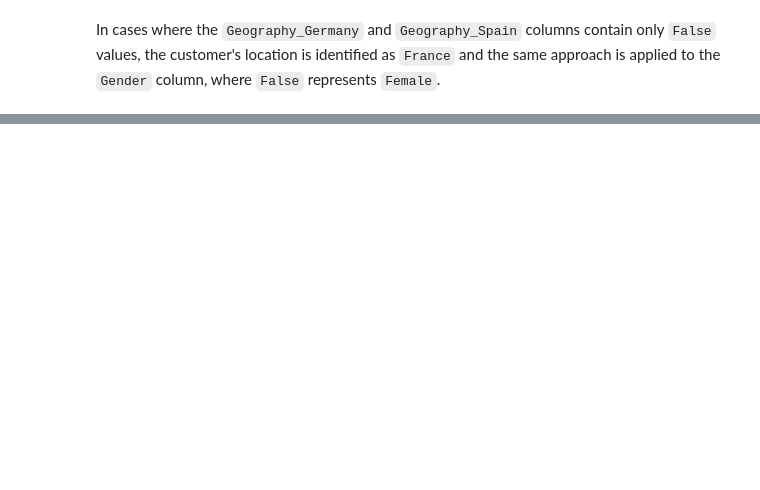
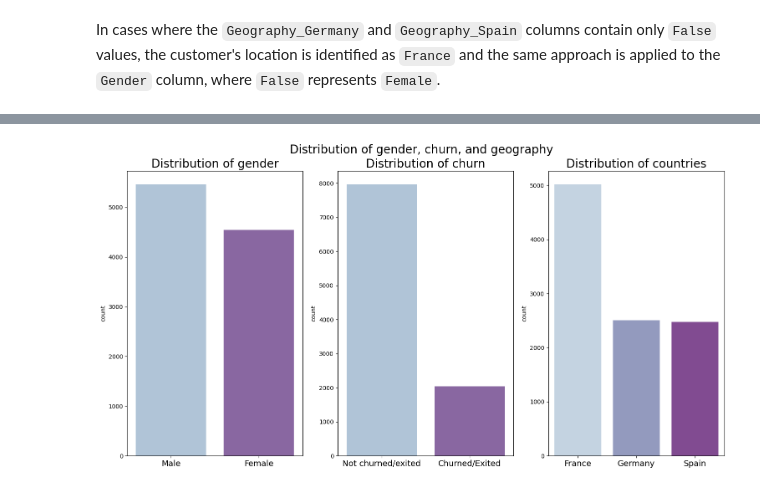
Before and after one commit to gogifemi/ds-bootcamp-projects, a Jupyter notebook: machine_learning_project/ML_project.ipynb, the cells around one changed output, grey strips where cells are left out. Drawn from its saved outputs; the diff is of its cells as text; code cells hidden in the pictures; blank space fills up the shorter version.

```diff
--- a/machine_learning_project/ML_project.ipynb
+++ b/machine_learning_project/ML_project.ipynb
@@ -177,0 +215,24 @@ df.describe()
+# %%
+fig, ax = plt.subplots(1,3, figsize=(15,8))
+plt.suptitle('Distribution of gender, churn, and geography', fontsize=20)
+fig.tight_layout()
+plt.subplots_adjust(hspace = .5, wspace = .2, top = .9)
+
+f1 = sns.countplot(x=df['Gender'], ax=ax[0], palette='BuPu')
+f1.tick_params(axis='x', labelsize=14)
+f1.set(xlabel=None)
+f1.set_title('Distribution of gender', fontsize=20);
+
+f2 = sns.countplot(x=df['Exited'], ax=ax[1], palette='BuPu')
+f2.tick_params(axis='x')
+f2.set_xticks([0,1])
+f2.set_xticklabels(labels=["Not churned/exited", "Churned/Exited"], fontsize=14)
+f2.set(xlabel=None)
+f2.set_title('Distribution of churn', fontsize=20);
+
+f3 = sns.countplot(x=df['Geography'], ax=ax[2], palette='BuPu')
+f3.tick_params(axis='x', labelsize=14)
+f3.set(xlabel=None)
+f3.set_title('Distribution of countries', fontsize=20);
+# %% [output]
+[figure, added]
```
Also changed, not shown: parts of 64 cells of this notebook.
